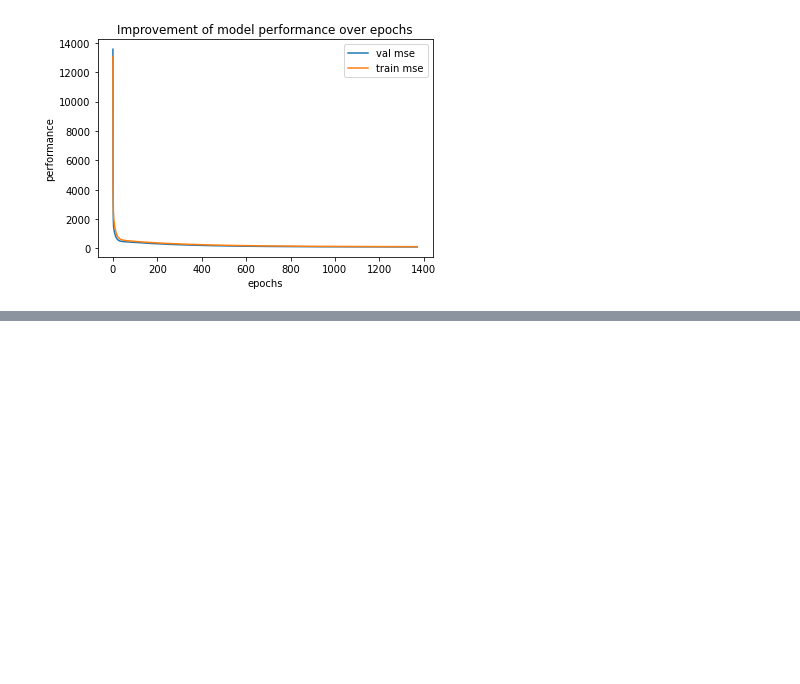
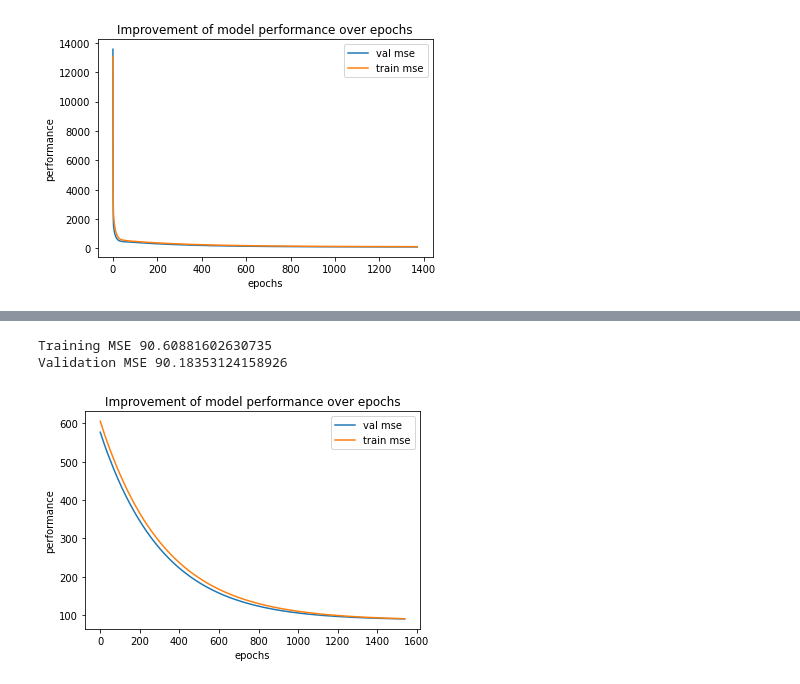
Before and after one commit to WelfLowe/ML4developers, a Jupyter notebook: 6_Neural_Networks.ipynb, the cells around one changed output, grey strips where cells are left out. Drawn from its saved outputs; the diff is of its cells as text; code cells hidden in the pictures; blank space fills up the shorter version.

```diff
--- a/6_Neural_Networks.ipynb
+++ b/6_Neural_Networks.ipynb
@@ -268,13 +272,13 @@ class Regressor(object):
     mse += reg_loss
 
     # Gradient of the loss with respect to weights
-    dW = X.T.dot(y - y_hat) * (-2)/n_samples
+    dW = -2 * X.T.dot(y - y_hat) /n_samples
 
     # Add gradient regularization
     dW += reg*self.W
 
     # Gradient of the loss with respect to biases
-    db = np.sum(y - y_hat) * (-2)/n_samples
+    db = -2 * np.sum(y - y_hat) /n_samples
 
     return mse, dW, db
 
@@ -385,0 +573,18 @@ Validation MSE 103.81981067162394
+# %%
+np.random.seed(42) # for reproducible results
+
+# Split dataset into training and validation
+X_train, X_val, y_train, y_val = train_test_split(X.T, y, test_size=0.2, random_state=42)
+X_train = X_train.T
+X_val = X_val.T
+
+# Train with early stopping
+regressor2 = Regressor2()
+regressor2.train_early_stopping(X_train, y_train, X_val, y_val, learning_rate=1e-6, reg=0.1, early_stopping_rounds=10)
+print('Training MSE', regressor2.eval(X_train, y_train))
+print('Validation MSE', regressor2.eval(X_val, y_val))
+plot_history(regressor2.history, ['val mse', 'train mse'])
+# %% [output]
+Training MSE 90.60881602630735
+Validation MSE 90.18353124158926
+[figure, added]
```
Also changed, not shown: parts of 12 cells of this notebook.
